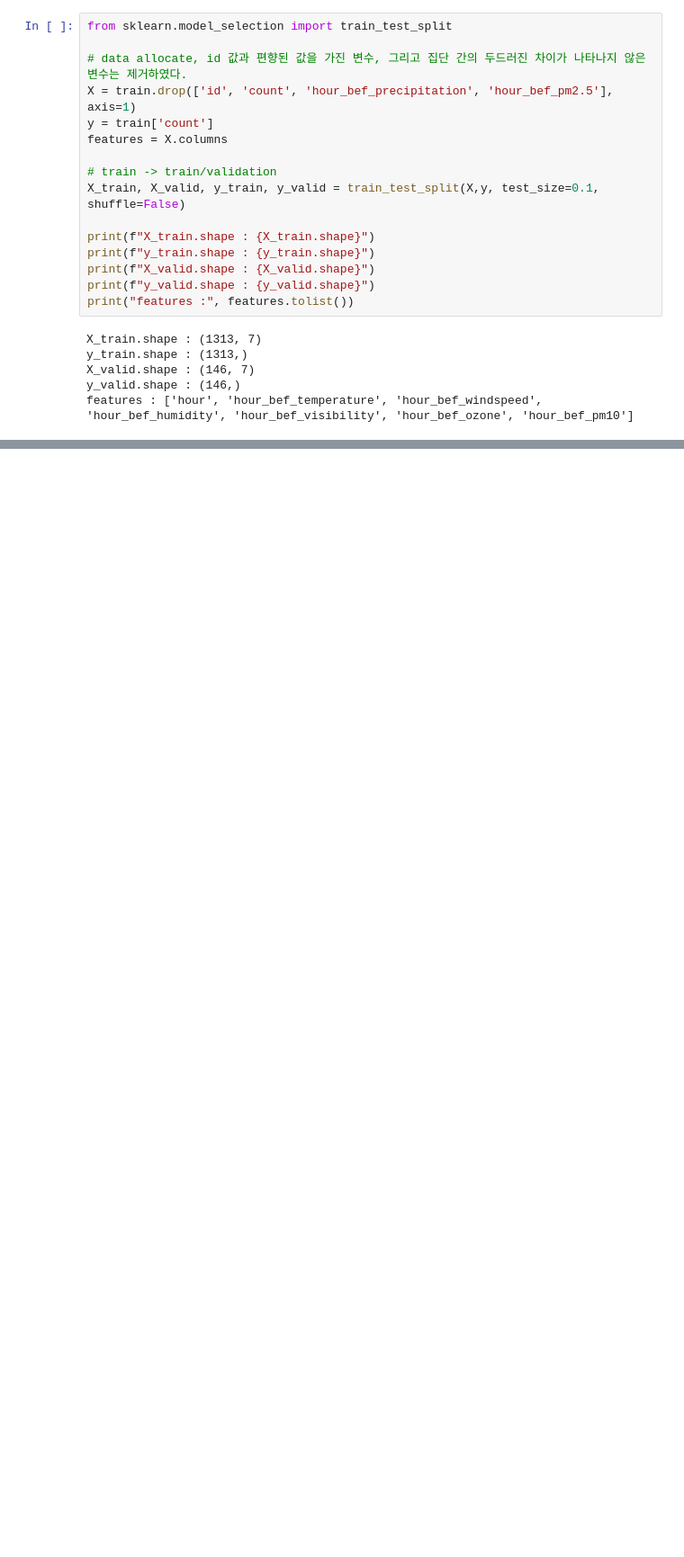
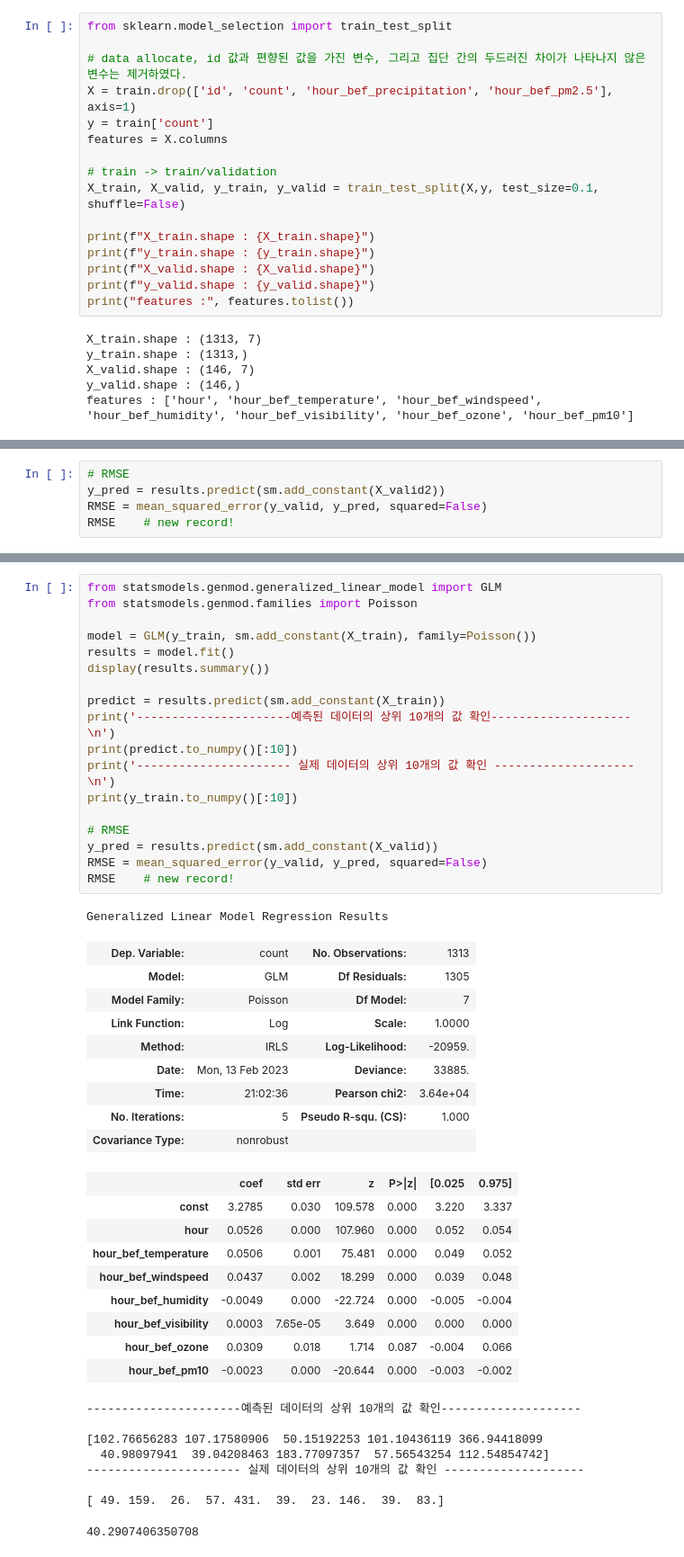
Before and after one commit to uowol/ML-projects, a Jupyter notebook: dacon/서울시_따릉이_대여량_예측/3.modeling.ipynb, the cells around one changed output, grey strips where cells are left out. Shown at 90% size. Drawn from its saved outputs; the diff is of its cells as text; blank space fills up the shorter version.

```diff
--- a/dacon/서울시_따릉이_대여량_예측/3.modeling.ipynb
+++ b/dacon/서울시_따릉이_대여량_예측/3.modeling.ipynb
@@ -41,0 +281,5 @@ features : ['hour', 'hour_bef_temperature', 'hour_bef_windspeed', 'hour_bef_humi
+# %%
+# RMSE
+y_pred = results.predict(sm.add_constant(X_valid2))
+RMSE = mean_squared_error(y_valid, y_pred, squared=False)
+RMSE    # new record!
@@ -41,0 +293,46 @@ features : ['hour', 'hour_bef_temperature', 'hour_bef_windspeed', 'hour_bef_humi
+# %%
+from statsmodels.genmod.generalized_linear_model import GLM
+from statsmodels.genmod.families import Poisson
+
+model = GLM(y_train, sm.add_constant(X_train), family=Poisson())
+results = model.fit()
+display(results.summary())
+
+predict = results.predict(sm.add_constant(X_train))
+print('----------------------예측된 데이터의 상위 10개의 값 확인--------------------\n')
+print(predict.to_numpy()[:10])
+print('---------------------- 실제 데이터의 상위 10개의 값 확인 --------------------\n')
+print(y_train.to_numpy()[:10])
+
+# RMSE
+y_pred = results.predict(sm.add_constant(X_valid))
+RMSE = mean_squared_error(y_valid, y_pred, squared=False)
+RMSE    # new record!
+# %% [output]
+Generalized Linear Model Regression Results
+| Dep. Variable: | count | No. Observations: | 1313 |
+| Model: | GLM | Df Residuals: | 1305 |
+| Model Family: | Poisson | Df Model: | 7 |
+| Link Function: | Log | Scale: | 1.0000 |
+| Method: | IRLS | Log-Likelihood: | -20959. |
+| Date: | Mon, 13 Feb 2023 | Deviance: | 33885. |
+| Time: | 21:02:36 | Pearson chi2: | 3.64e+04 |
+| No. Iterations: | 5 | Pseudo R-squ. (CS): | 1.000 |
+| Covariance Type: | nonrobust |  |  |
+|  | coef | std err | z | P>|z| | [0.025 | 0.975] |
+| const | 3.2785 | 0.030 | 109.578 | 0.000 | 3.220 | 3.337 |
+| hour | 0.0526 | 0.000 | 107.960 | 0.000 | 0.052 | 0.054 |
+| hour_bef_temperature | 0.0506 | 0.001 | 75.481 | 0.000 | 0.049 | 0.052 |
+| hour_bef_windspeed | 0.0437 | 0.002 | 18.299 | 0.000 | 0.039 | 0.048 |
+| hour_bef_humidity | -0.0049 | 0.000 | -22.724 | 0.000 | -0.005 | -0.004 |
+| hour_bef_visibility | 0.0003 | 7.65e-05 | 3.649 | 0.000 | 0.000 | 0.000 |
+| hour_bef_ozone | 0.0309 | 0.018 | 1.714 | 0.087 | -0.004 | 0.066 |
+| hour_bef_pm10 | -0.0023 | 0.000 | -20.644 | 0.000 | -0.003 | -0.002 |
+----------------------예측된 데이터의 상위 10개의 값 확인--------------------
+
+[102.76656283 107.17580906  50.15192253 101.10436119 366.94418099
+  40.98097941  39.04208463 183.77097357  57.56543254 112.54854742]
+---------------------- 실제 데이터의 상위 10개의 값 확인 --------------------
+
+[ 49. 159.  26.  57. 431.  39.  23. 146.  39.  83.]
+40.2907406350708
```
Also changed, not shown: parts of 39 cells of this notebook, 2 other files.
